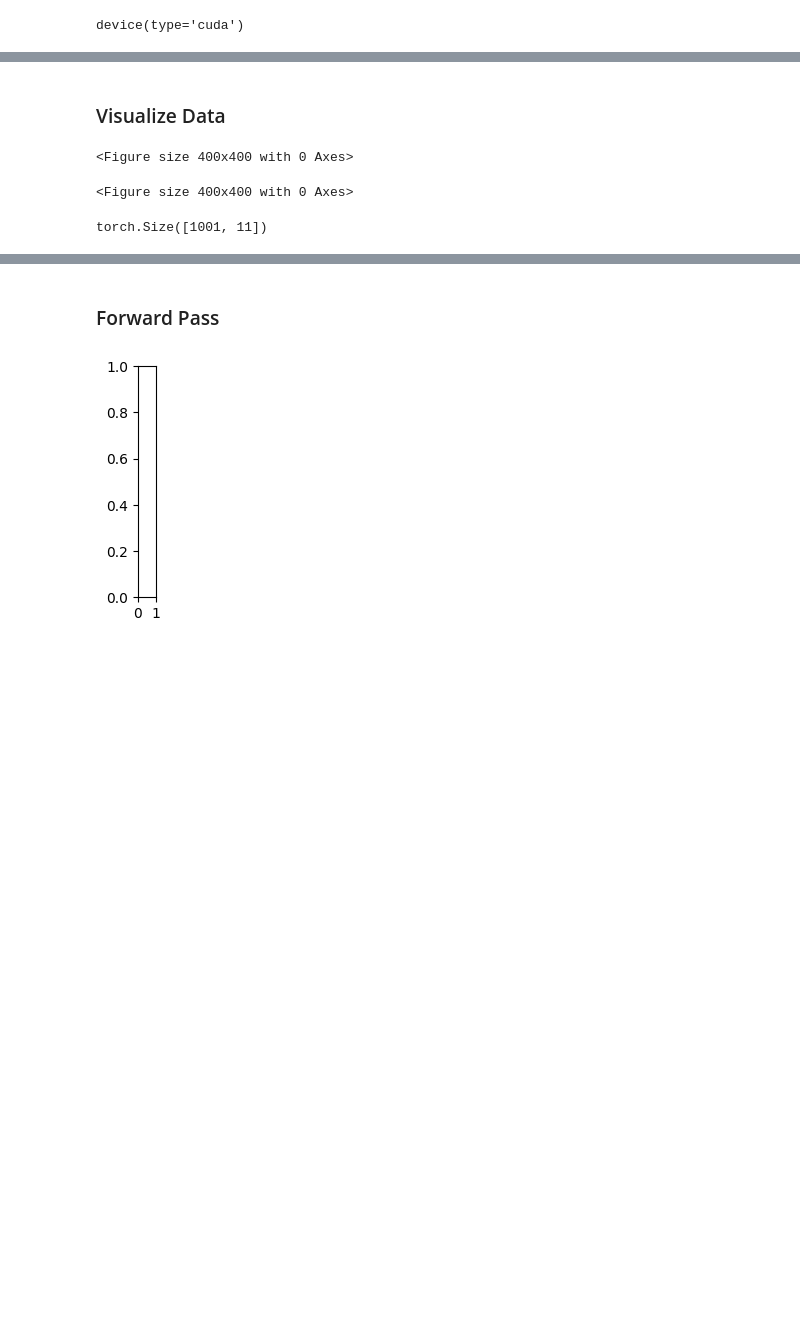
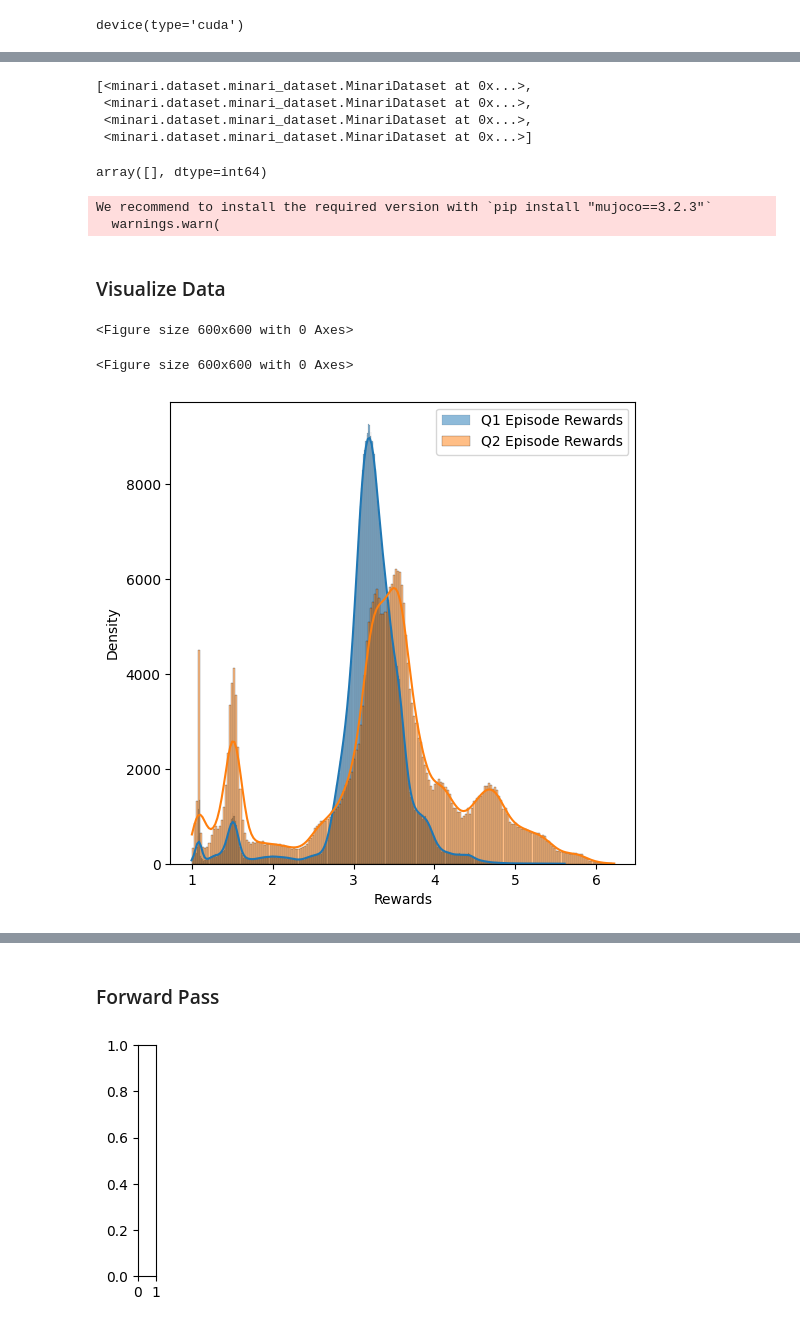
Before and after one commit to amuraddd/ducks, a Jupyter notebook: ducks/notebooks/diffusion_training_gym.ipynb, the cells around one changed output, grey strips where cells are left out. Saved outputs shown, nothing was run; the diff lists cells and outputs as text; code cells hidden in the pictures; blank space fills up the shorter version.

```diff
--- a/ducks/notebooks/diffusion_training_gym.ipynb
+++ b/ducks/notebooks/diffusion_training_gym.ipynb
@@ -43,18 +52,65 @@ We recommend to install the required version with `pip install "mujoco==3.2.3"`
+# %%
+q1_episodes = minari_dataset.filter_episodes(lambda episode: episode.rewards.mean()<reward_quantiles[0])
+q2_episodes = minari_dataset.filter_episodes(lambda episode: episode.rewards.mean() > reward_quantiles[0] and episode.rewards.mean() < reward_quantiles[1])
+q3_episodes = minari_dataset.filter_episodes(lambda episode: episode.rewards.mean() > reward_quantiles[1] and episode.rewards.mean() < reward_quantiles[2])
+q4_episodes = minari_dataset.filter_episodes(lambda episode: episode.rewards.mean() > reward_quantiles[2])
+
+filtered_episodes = [q1_episodes, q2_episodes, q3_episodes, q4_episodes]
+filtered_episodes
+# %% [output]
+[<minari.dataset.minari_dataset.MinariDataset at 0x...>,
+ <minari.dataset.minari_dataset.MinariDataset at 0x...>,
+ <minari.dataset.minari_dataset.MinariDataset at 0x...>,
+ <minari.dataset.minari_dataset.MinariDataset at 0x...>]
+# %%
+filtered_episodes[3].episode_indices
+# %% [output]
+array([], dtype=int64)
+# %%
+dataloader = DataLoader(
+    filtered_episodes[1],
+    batch_size=32,
+    shuffle=True,
+    collate_fn=collate_fn,
+    num_workers=1
+)
+
+env = minari_dataset.recover_environment()
+observation_space = env.observation_space
+action_space = env.action_space
+assert isinstance(observation_space, spaces.Box)
+assert isinstance(action_space, spaces.Box)
+
+sample_from_batch = next(iter(dataloader))
+# %% [output]
+We recommend to install the required version with `pip install "mujoco==3.2.3"`
+  warnings.warn(
 # %% [markdown]
 ### Visualize Data
 # %%
 import seaborn as sns
 import matplotlib.pyplot as plt
 from matplotlib import rcParams
-rcParams['figure.figsize'] = [3, 3]
-plt.figure(figsize=(4,4))
+rcParams['figure.figsize'] = [6, 6]
+plt.figure(figsize=(6,6))
 # %% [output]
-<Figure size 400x400 with 0 Axes>
+<Figure size 600x600 with 0 Axes>
-<Figure size 400x400 with 0 Axes>
+<Figure size 600x600 with 0 Axes>
 # %%
-sample_from_batch['observations'][0].shape
+# sample_from_batch['observations'][0][1000]
+# sample_from_batch['rewards'][0][0]
+q2_episode_rewards = np.concatenate(list(map(lambda ep: ep.rewards, q2_episodes)))
+q3_episode_rewards = np.concatenate(list(map(lambda ep: ep.rewards, q3_episodes)))
-# %% [output]
-torch.Size([1001, 11])
+# %%
+sns.histplot(q2_episode_rewards, kde=True, alpha=0.5, label="Q1 Episode Rewards")
+sns.histplot(q3_episode_rewards, kde=True, alpha=0.5, label="Q2 Episode Rewards")
+# Adding labels and legend
+plt.xlabel('Rewards')
+plt.ylabel('Density')
+plt.legend()
+plt.show()
+# %% [output]
+[figure, added]
 # %%
 def plot_dist_from_sample(sample):
     sns.displot(sample.cpu().numpy(), kind="hist", height=2, aspect=1.5)
```
Also changed, not shown: parts of 4 cells of this notebook, 1 other file.
